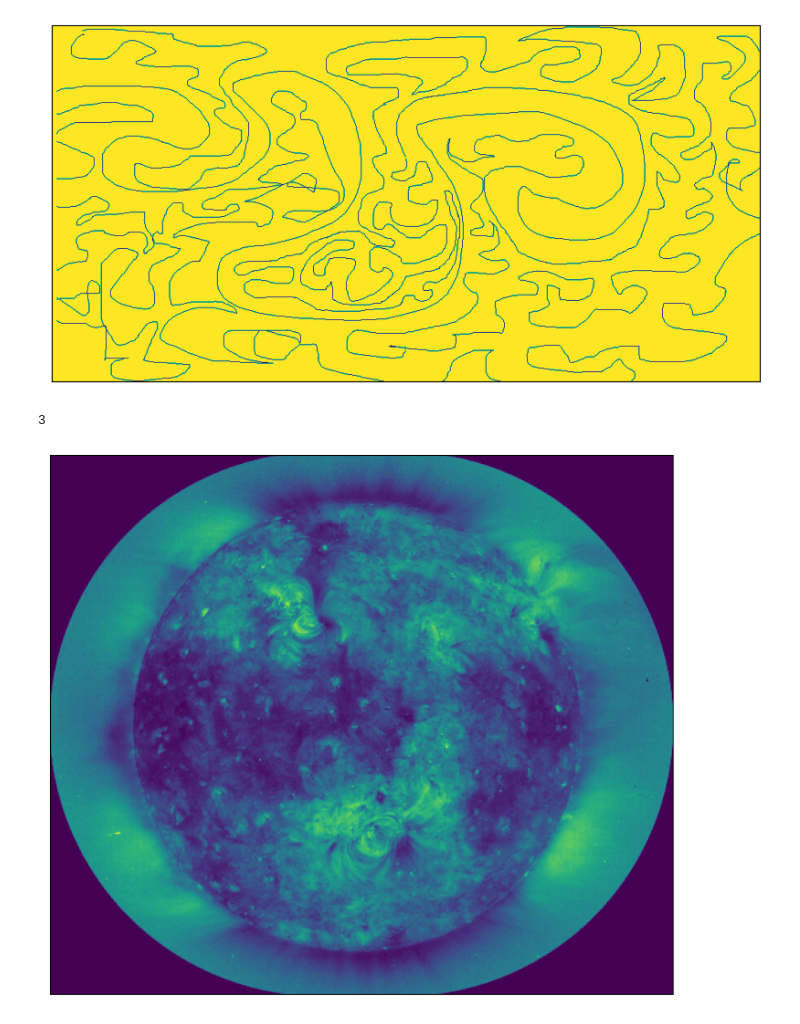
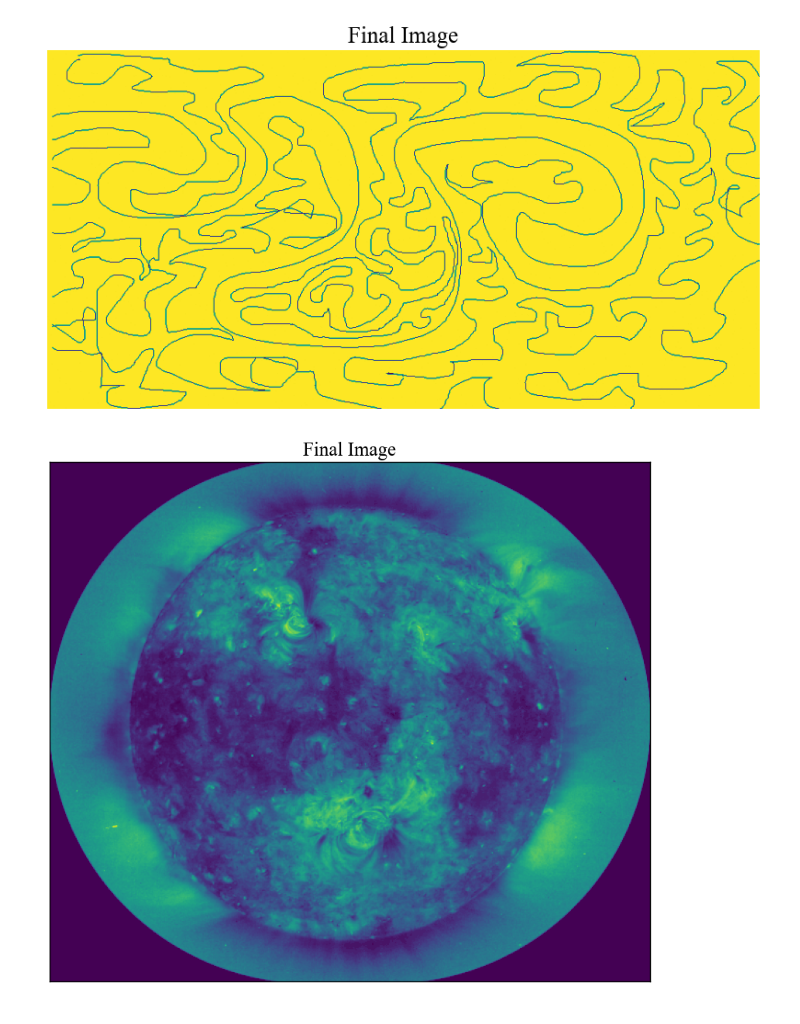
Before and after one commit to lewismcnish/Physics, a Jupyter notebook: Year_3/it_lab/task_1_attempt_1.ipynb, the cells around one changed output. Drawn from its saved outputs; the diff is of its cells as text; code cells hidden in the pictures.

```diff
--- a/Year_3/it_lab/task_1_attempt_1.ipynb
+++ b/Year_3/it_lab/task_1_attempt_1.ipynb
@@ -124,6 +44,0 @@ dict_keys(['hidden_6370.png', 'hidden_2503.png', 'hidden_7342.png', 'hidden_1503
-# %%
-left = plt.imread("patterns/left.png")
-right = plt.imread("patterns/right.png")
-
-left = left[::-1]
-plt.imshow(left)
@@ -136,54 +115,51 @@ image_2 = (plt.imread('patterns/right.png'))
 # %%
+image_1 = (plt.imread('patterns/left.png'))
+image_2 = (plt.imread('patterns/right.png'))   #Read in the two images and save them as a variable
 
-def difference(left, right):
-    diffren = left -right
+def difference(left, right):  #define a function for the difference of two arrays
+    diffren = left - right
     return  abs(sum(diffren))
 
-diffr =[]
-for i in np.arange(0,70,1):
+diffr = []  #create an empty array to store the differences
+for i in np.arange(0,70,1):  #loop over the columns of the two images and calculate the difference
     diff = difference(image_1[:,-i],image_2[:,i])
     diffr.append(diff)
 
 
 
-left_img = image_1[:,:(image_1.shape[1]-np.argmin(diffr))]
+left_img = image_1[:,:(image_1.shape[1]-np.argmin(diffr))]   #slice the two images to remove the section that is duplicated
 right_img = image_2[:,np.argmin(diffr):]
 
-final_img = np.concatenate((left_img,right_img),axis=1)
+final_img = np.concatenate((left_img,right_img),axis=1)  #concatenate the two images together to create the final image
 
-plt.figure(figsize=(10,10))
+plt.figure(figsize=(10,10))  #plot the final image
 plt.imshow(final_img)
-plt.xticks([])
-plt.yticks([])
+plt.axis('off')
+plt.title('Final Image')
 plt.show()
 # %% [output]
-[figure, old version]
+[figure, new version]
 # %%
 soho_left = plt.imread("patterns/soho_left.png")
-soho_right = plt.imread("patterns/soho_right.png")
-
-
-def difference(left, right):
-    diffren = left -right
-    return  abs(sum(diffren))
+soho_right = plt.imread("patterns/soho_right.png")   #Read in the two images and save them as a variable
 
 diffr =[]
-for i in np.arange(0,200,1):
+for i in np.arange(0,200,1):   #loop over the columns of the two images and calculate the difference in the first image
     for j in np.arange(0,200,1):
         diff = difference(soho_left[:,-i],soho_right[:,j])
         diffr.append(diff)
 
-left_crop = int(np.floor(np.argmin(diffr)/200))
+left_crop = int(np.floor(np.argmin(diffr)/200))  #find the index of the minimum difference and slice the images to remove the duplicated section
 
 diffr =[]
 for i in np.arange(0,200,1):
-    for j in np.arange(0,200,1):
+    for j in np.arange(0,200,1): #loop over the columns of the two images and calculate the difference in the second image
         diff = difference(soho_left[:,-j],soho_right[:,i])
-        diffr.append(diff)\
+        diffr.append(diff)
 
 right_crop = int(np.floor(np.argmin(diffr)/200))
 
-left_img = soho_left[:,:(soho_left.shape[1]-left_crop)]
+left_img = soho_left[:,:(soho_left.shape[1]-left_crop)]  #slice the two images to remove the section that is duplicated
 right_img = soho_right[:,right_crop:]
 
 final_img = np.concatenate((left_img,right_img),axis=1)
@@ -192,7 +168,7 @@ plt.figure(figsize=(10,10))
 plt.imshow(final_img)
 plt.xticks([])
 plt.yticks([])
+plt.title('Final Image')
 plt.show()
 # %% [output]
-3
-[figure, old version]
+[figure, new version]
```
Also changed, not shown: parts of 15 cells of this notebook, 4 other files.
